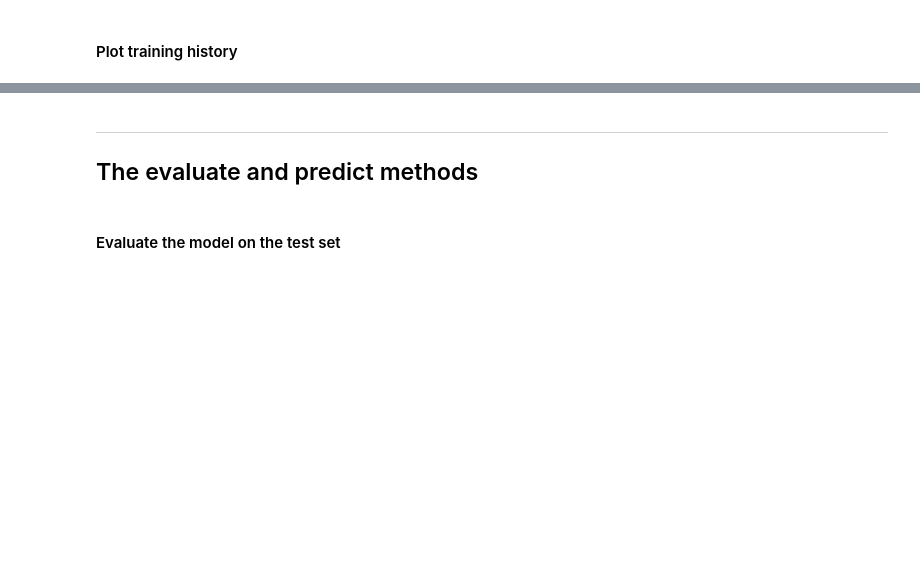
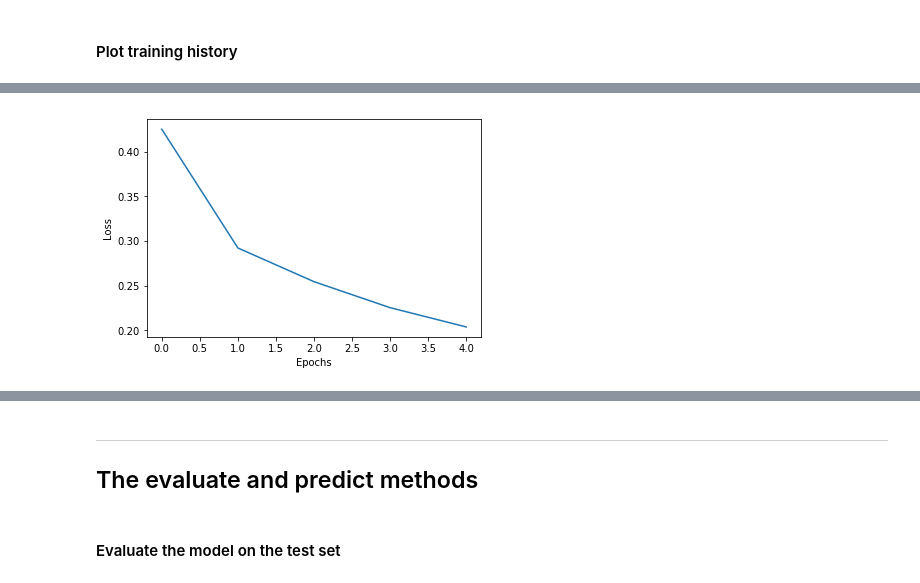
Before and after one commit to saikumardintakurthi/Getting_started_with-TensorFlow-2.0, a Jupyter notebook: Getting_started_with_TensorFlow2.0/Sequential Model Api/Tutorial/Coding Tutorial.ipynb, the cells around one changed output, grey strips where cells are left out. Saved outputs shown, nothing was run; the diff lists cells and outputs as text; code cells hidden in the pictures; blank space fills up the shorter version.

```diff
--- a/Getting_started_with_TensorFlow2.0/Sequential Model Api/Tutorial/Coding Tutorial.ipynb
+++ b/Getting_started_with_TensorFlow2.0/Sequential Model Api/Tutorial/Coding Tutorial.ipynb
@@ -44,5 +127,7 @@ from tensorflow.keras.layers import Dense, Flatten, Conv2D, MaxPooling2D
 #### Compile the model
 # %%
 # Define the model optimizer, loss function and metrics
+
+model.compile(optimizer='adam',loss='sparse_categorical_crossentropy',metrics=['accuracy'])
 # %%
 # Print the resulting model attributes
@@ -87,3 +200,4 @@ labels = [
 #### Fit the model
 # %%
 # Fit the model
+history = model.fit(train_images[...,np.newaxis],train_labels,epochs=5)
@@ -91,3 +217,5 @@ labels = [
 #### Plot training history
 # %%
 # Load the history into a pandas Dataframe
+df = pd.DataFrame(history.history)
+df.head()
@@ -99,0 +229,8 @@ labels = [
+# %%
+# Make a plot for the loss
+plt.plot(df['loss']) #accessing the loss col from dataframe and plotting
+plt.xlabel('Epochs') #labeling the x-axis
+plt.ylabel('Loss') #labeling the y-axis
+plt.show() #showing plot
+# %% [output]
+[figure, added]
```
Also changed, not shown: parts of 24 cells of this notebook.
